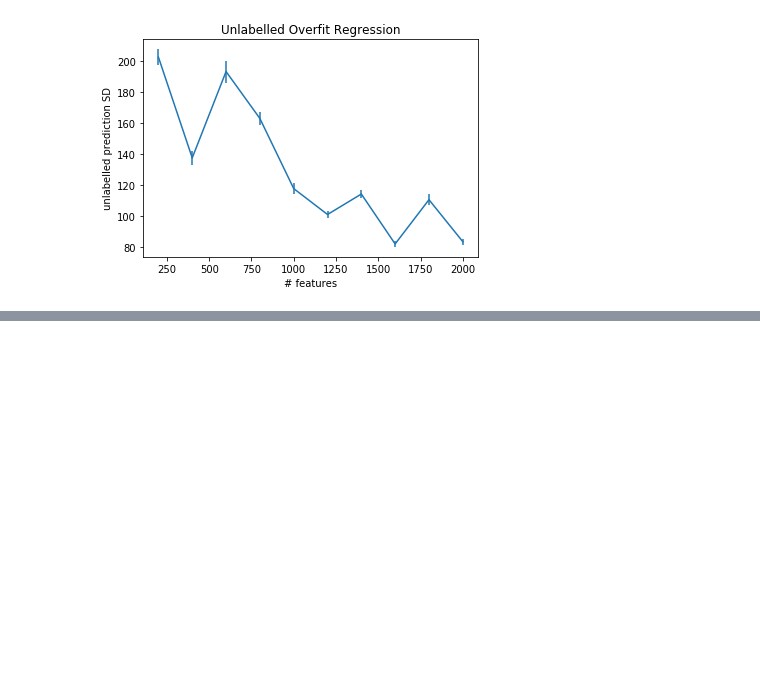
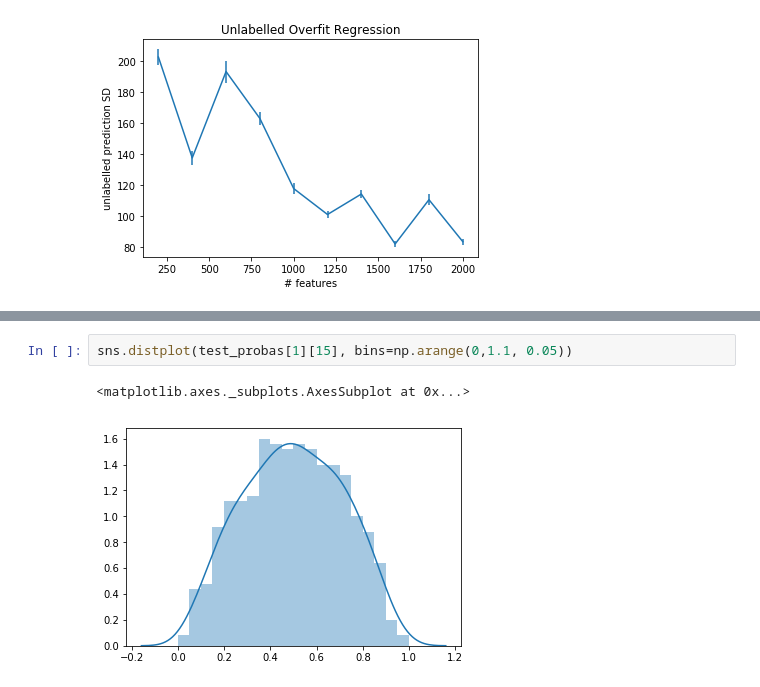
Before and after one commit to tliu526/overfitting, a Jupyter notebook: notebooks/overfit_notebook.ipynb, the cells around one changed output, grey strips where cells are left out. Drawn from its saved outputs; the diff is of its cells as text; blank space fills up the shorter version.

```diff
--- a/notebooks/overfit_notebook.ipynb
+++ b/notebooks/overfit_notebook.ipynb
@@ -693,0 +968,5 @@ plt.show()
+# %%
+sns.distplot(test_probas[1][15], bins=np.arange(0,1.1, 0.05))
+# %% [output]
+<matplotlib.axes._subplots.AxesSubplot at 0x...>
+[figure, added]
```
Also changed, not shown: parts of 24 cells of this notebook, 1 other file.
